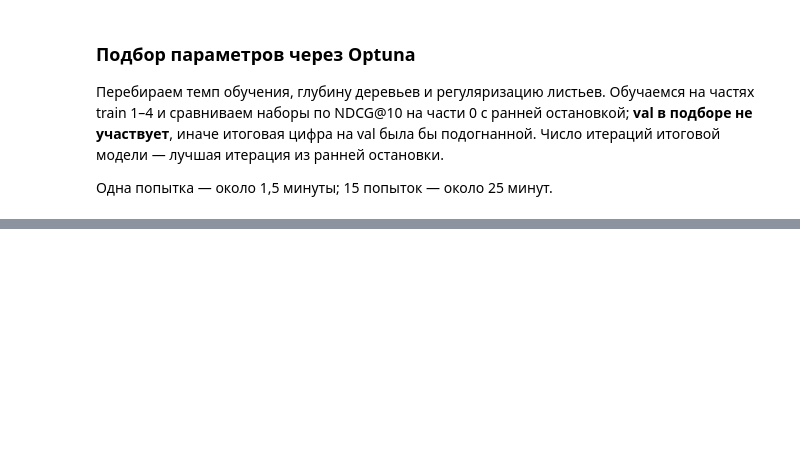
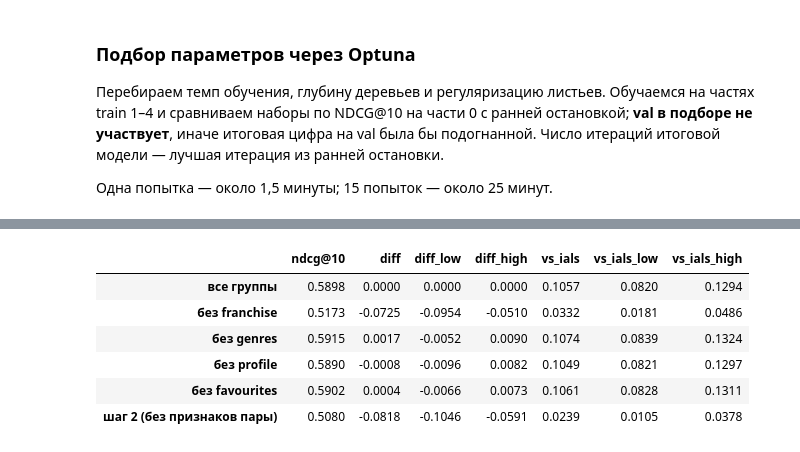
Before and after one commit to aka-iriska/anime-recsys, a Jupyter notebook: notebooks/05_ranking.ipynb, the cells around one changed output, grey strips where cells are left out. Saved outputs shown, nothing was run; the diff lists cells and outputs as text; code cells hidden in the pictures; blank space fills up the shorter version.

```diff
--- a/notebooks/05_ranking.ipynb
+++ b/notebooks/05_ranking.ipynb
@@ -257,0 +327,11 @@ tuned_report.round(4)
+# %%
+ablation = rk.ablation(data)
+ablation.round(4)
+# %% [output]
+|  | ndcg@10 | diff | diff_low | diff_high | vs_ials | vs_ials_low | vs_ials_high |
+| все группы | 0.5898 | 0.0000 | 0.0000 | 0.0000 | 0.1057 | 0.0820 | 0.1294 |
+| без franchise | 0.5173 | -0.0725 | -0.0954 | -0.0510 | 0.0332 | 0.0181 | 0.0486 |
+| без genres | 0.5915 | 0.0017 | -0.0052 | 0.0090 | 0.1074 | 0.0839 | 0.1324 |
+| без profile | 0.5890 | -0.0008 | -0.0096 | 0.0082 | 0.1049 | 0.0821 | 0.1297 |
+| без favourites | 0.5902 | 0.0004 | -0.0066 | 0.0073 | 0.1061 | 0.0828 | 0.1311 |
+| шаг 2 (без признаков пары) | 0.5080 | -0.0818 | -0.1046 | -0.0591 | 0.0239 | 0.0105 | 0.0378 |
```
Also changed, not shown: parts of 27 cells of this notebook.
